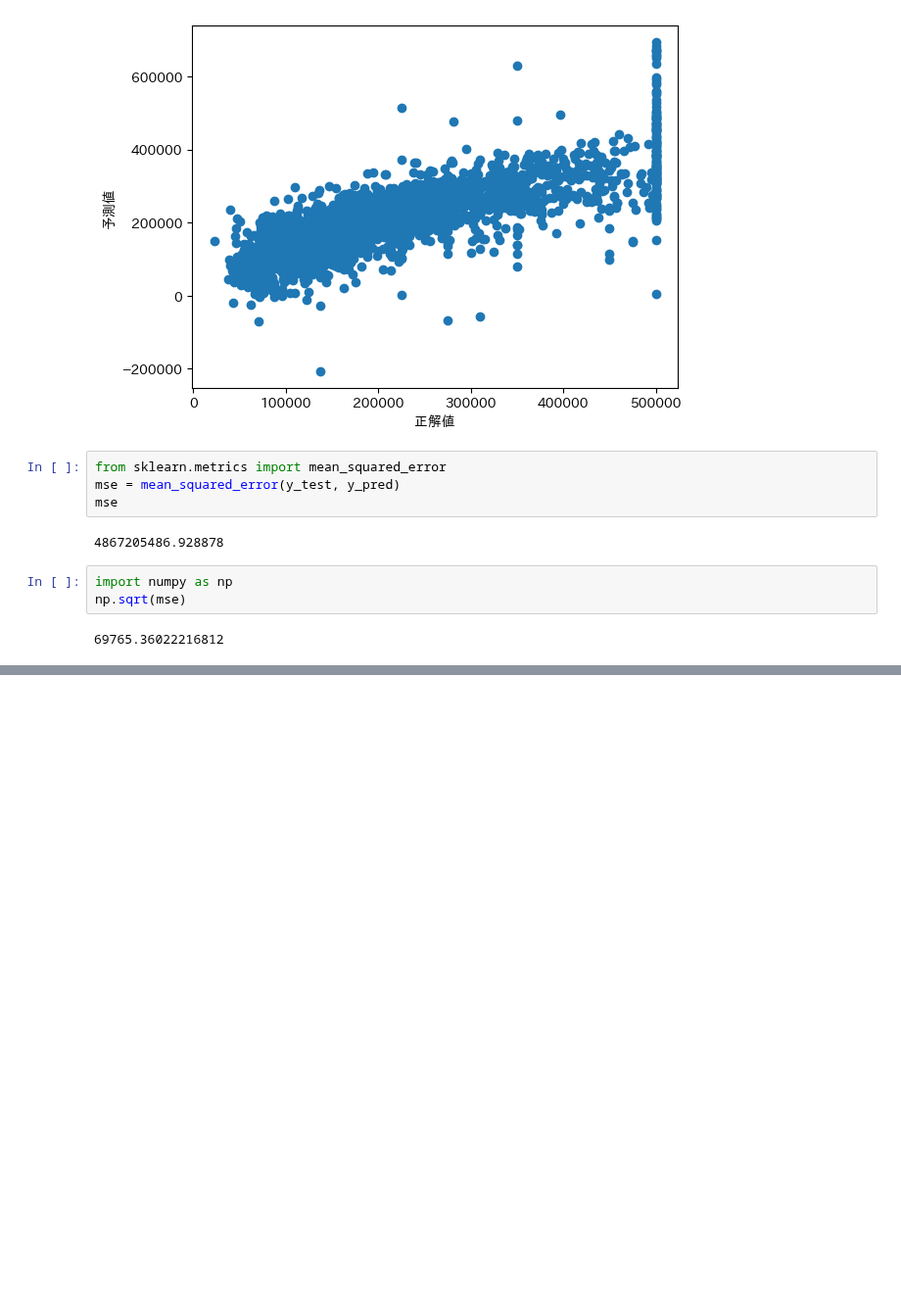
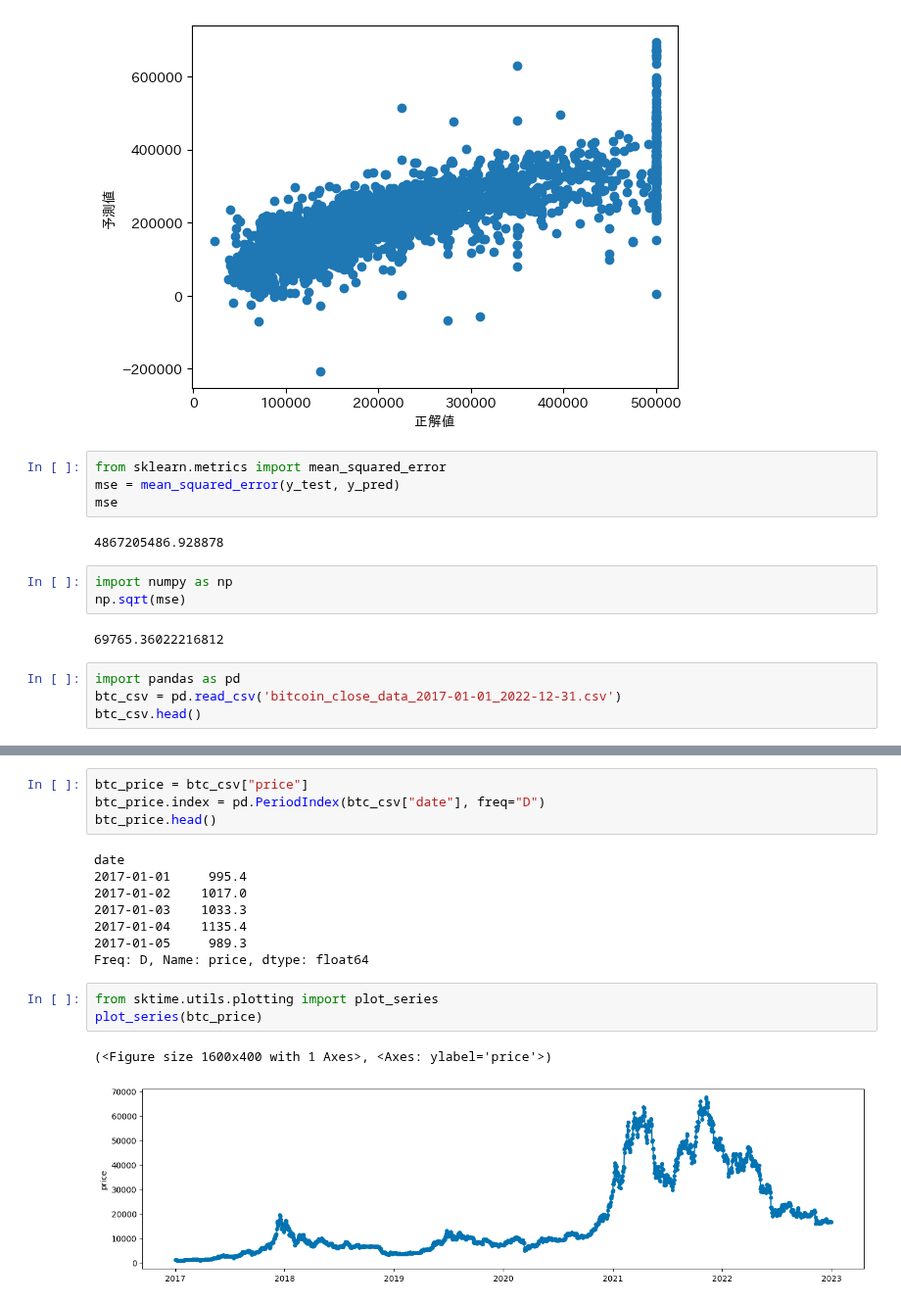
Before and after one commit to Motohashi007/pythondev, a Jupyter notebook: 練習.ipynb, the cells around one changed output, grey strips where cells are left out. Shown at 98% size. Saved outputs shown, nothing was run; the diff lists cells and outputs as text; blank space fills up the shorter version.

```diff
--- a/練習.ipynb
+++ b/練習.ipynb
@@ -425,3 +425,7 @@ import numpy as np
 np.sqrt(mse)
 # %% [output]
 69765.36022216812
+# %%
+import pandas as pd
+btc_csv = pd.read_csv('bitcoin_close_data_2017-01-01_2022-12-31.csv')
+btc_csv.head()
@@ -427,0 +439,18 @@ np.sqrt(mse)
+# %%
+btc_price = btc_csv["price"]
+btc_price.index = pd.PeriodIndex(btc_csv["date"], freq="D")
+btc_price.head()
+# %% [output]
+date
+2017-01-01     995.4
+2017-01-02    1017.0
+2017-01-03    1033.3
+2017-01-04    1135.4
+2017-01-05     989.3
+Freq: D, Name: price, dtype: float64
+# %%
+from sktime.utils.plotting import plot_series
+plot_series(btc_price)
+# %% [output]
+(<Figure size 1600x400 with 1 Axes>, <Axes: ylabel='price'>)
+[figure, added]
```
Also changed, not shown: parts of 14 cells of this notebook, 1 other file.
